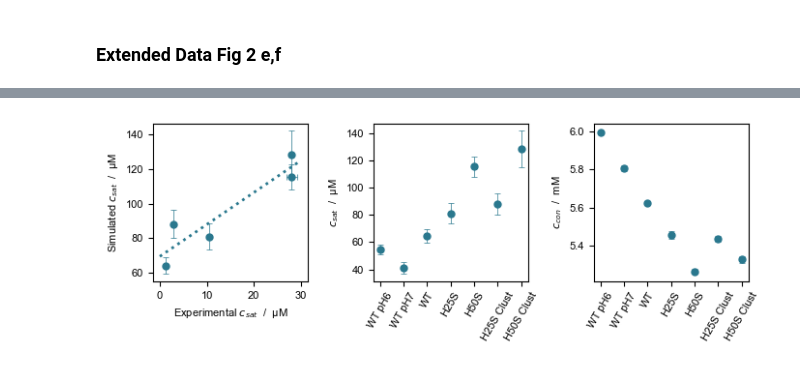
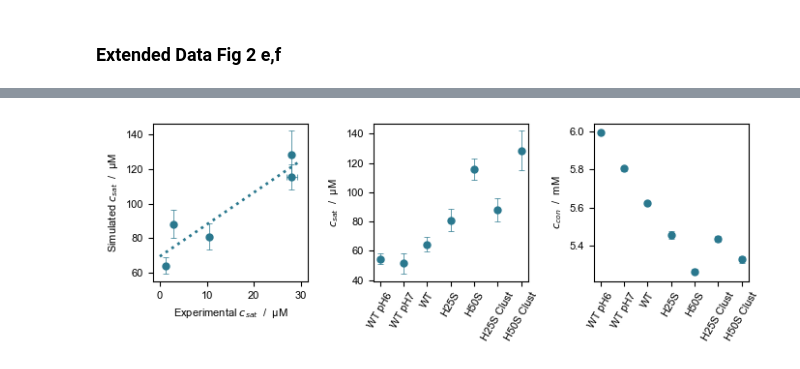
Before and after one commit to KULL-Centre/_2023_Garcia-Cabau_CPEB4, a Jupyter notebook: analyses.ipynb, the cells around one changed output, grey strips where cells are left out. Saved outputs shown, nothing was run; the diff lists cells and outputs as text; code cells hidden in the pictures.

```diff
--- a/analyses.ipynb
+++ b/analyses.ipynb
@@ -400,0 +373,22 @@ df_c2.to_csv('direct_coexistence/csat_simulations.csv')
+# %%
+variants = ['WT','H25S_Clust','H25S','H50S_Clust','WT pH6','H50S','WT pH7']
+
+df_c2 = pd.DataFrame(index=variants)
+
+names = ['CPEB4','CPEB4H25S_Clust','CPEB4H25S',
+         'CPEB4H50S_Clust','CPEB4pH6','CPEB4H50S','CPEB4pH7']
+
+temp = 293
+
+for i,(name,variant) in enumerate(zip(names,variants)):
+    filename = f'direct_coexistence/conc_profiles/{name:s}_{temp:d}.npy'
+    if os.path.exists(filename):
+        h = np.load(filename)
+        print(h.shape[0]*5/1000)
+        csat, csat_e, ccon, ccon_e = calcProfiles(name,name,temp=293,L=25,nskip=200)
+
+        df_c2.loc[variant,'csat_ave/µM'] = csat*1e3
+        df_c2.loc[variant,'csat_err/µM'] = csat_e*1e3
+        df_c2.loc[variant,'ccon_ave/mM'] = ccon
+        df_c2.loc[variant,'ccon_err/mM'] = ccon_e
+df_c2.to_csv('direct_coexistence/csat_simulations.csv')
@@ -414,36 +416,36 @@ colors = ylorbr(np.arange(0,1,.1))[::4]
 
 variants = ['WT','H25S','H50S','H25S_Clust','H50S_Clust']
 labels = [name.replace('_',' ') for name in variants]
-ax1.errorbar(cs_100.loc[variants].csat_mean, df_c2.loc[variants].csat_ave,
-         xerr=cs_100.loc[variants].csat_std,yerr=df_c2.loc[variants].csat_err,
+ax1.errorbar(cs_100.loc[variants].csat_mean, df_c2.loc[variants,'csat_ave/µM'],
+         xerr=cs_100.loc[variants].csat_std,yerr=df_c2.loc[variants,'csat_err/µM'],
          marker='o', lw=0, ms=5, elinewidth=.5, capsize=2, capthick=.5,
          color=colors[1])
 x = np.linspace(0, 30,1000)
-popt,_ = curve_fit(lambda x,a,b : a*x+b,cs_100.loc[variants].csat_mean, df_c2.loc[variants].csat_ave)
+popt,_ = curve_fit(lambda x,a,b : a*x+b,cs_100.loc[variants].csat_mean, df_c2.loc[variants,'csat_ave/µM'])
 ax1.plot(x,popt[0]*x+popt[1],ls=':',lw=2,zorder=4,color=colors[1])
 
 ax1.set_ylabel('Simulated $c_{sat}$  /  µM')
 ax1.set_xlabel('Experimental $c_{sat}$  /  µM')
 
 variants = ['WT pH6','WT pH7','WT','H25S','H50S','H25S_Clust','H50S_Clust']
 labels = [name.replace('_',' ') for name in variants]
-ax2.errorbar(labels, df_c2.loc[variants].csat_ave,df_c2.loc[variants].csat_err,
+ax2.errorbar(labels, df_c2.loc[variants,'csat_ave/µM'],df_c2.loc[variants,'csat_err/µM'],
          marker='o', lw=0, ms=5, elinewidth=.5, capsize=2, capthick=.5,
          color=colors[1])
 
-ax3.errorbar(labels, df_c2.loc[variants].ccon_ave,df_c2.loc[variants].ccon_err,
+ax3.errorbar(labels, df_c2.loc[variants,'ccon_ave/mM'],df_c2.loc[variants,'ccon_err/mM'],
          marker='o', lw=0, ms=5, elinewidth=.5, capsize=2, capthick=.5,
          color=colors[1])
 
 
 ax2.set_ylabel('$c_{sat}$  /  µM')
 ax3.set_ylabel('$c_{con}$  /  mM')
 for ax in (ax2,ax3):
     for tick in ax.get_xticklabels():
         tick.set_rotation(60)
 
 plt.tight_layout()
 plt.savefig('figures/fig2_ext_ef.svg')
 plt.show()
 # %% [output]
-[figure, old version]
+[figure, new version]
```
Also changed, not shown: parts of 8 cells of this notebook, 26 other files.
